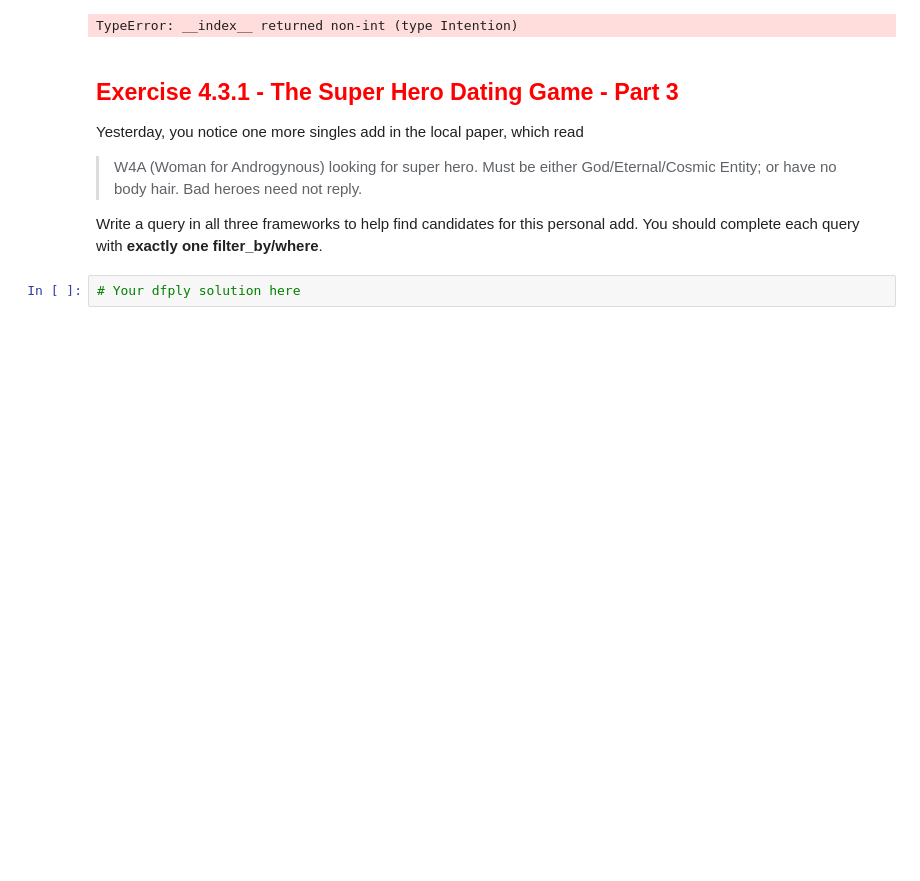
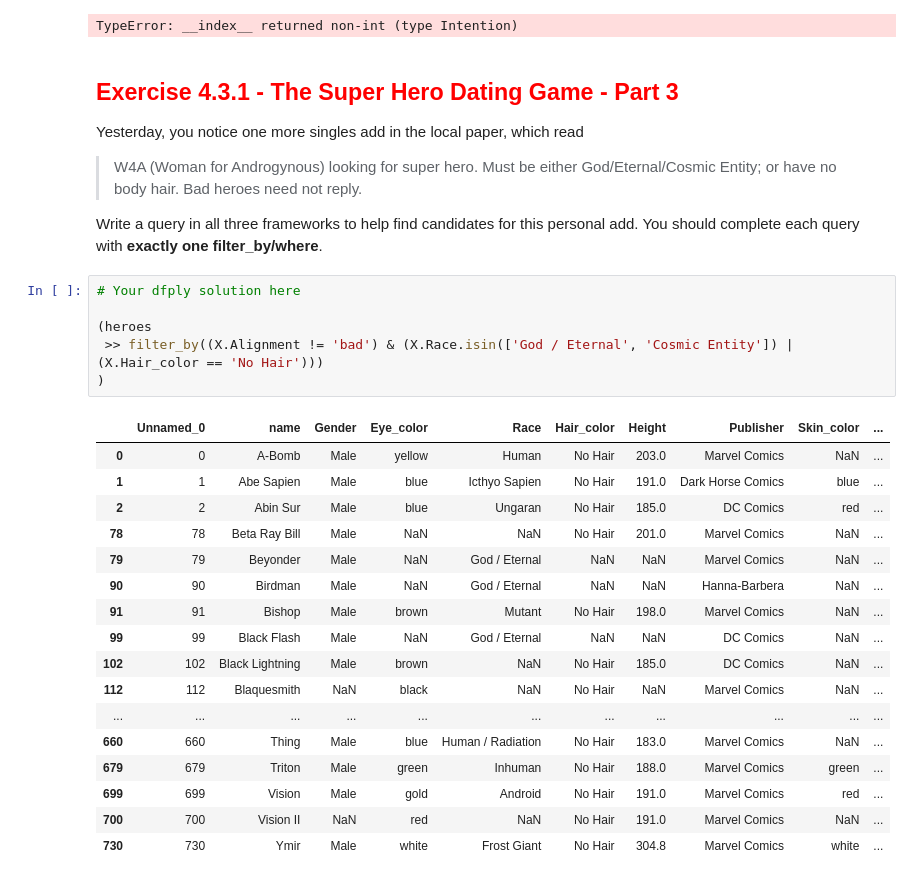
Before and after one commit to mclellanw00/module4_common_filter_operations, a Jupyter notebook: 4_3_common_filter_operations_null_and_and_or.ipynb, the cells around one changed output. Drawn from its saved outputs; the diff is of its cells as text; blank space fills up the shorter version.

```diff
--- a/4_3_common_filter_operations_null_and_and_or.ipynb
+++ b/4_3_common_filter_operations_null_and_and_or.ipynb
@@ -95,5 +95,27 @@ Yesterday, you notice one more singles add in the local paper, which read
 > W4A (Woman for Androgynous) looking for super hero.  Must be either God/Eternal/Cosmic Entity; or have no body hair.  Bad heroes need not reply.
 
 Write a query in all three frameworks to help find candidates for this personal add.  You should complete each query with **exactly one filter_by/where**.
-# %%
-# Your dfply solution here
+# %%
+# Your dfply solution here
+
+(heroes
+ >> filter_by((X.Alignment != 'bad') & (X.Race.isin(['God / Eternal', 'Cosmic Entity']) | (X.Hair_color == 'No Hair')))
+)
+# %% [output]
+|  | Unnamed_0 | name | Gender | Eye_color | Race | Hair_color | Height | Publisher | Skin_color | ... |
+| 0 | 0 | A-Bomb | Male | yellow | Human | No Hair | 203.0 | Marvel Comics | NaN | ... |
+| 1 | 1 | Abe Sapien | Male | blue | Icthyo Sapien | No Hair | 191.0 | Dark Horse Comics | blue | ... |
+| 2 | 2 | Abin Sur | Male | blue | Ungaran | No Hair | 185.0 | DC Comics | red | ... |
+| 78 | 78 | Beta Ray Bill | Male | NaN | NaN | No Hair | 201.0 | Marvel Comics | NaN | ... |
+| 79 | 79 | Beyonder | Male | NaN | God / Eternal | NaN | NaN | Marvel Comics | NaN | ... |
+| 90 | 90 | Birdman | Male | NaN | God / Eternal | NaN | NaN | Hanna-Barbera | NaN | ... |
+| 91 | 91 | Bishop | Male | brown | Mutant | No Hair | 198.0 | Marvel Comics | NaN | ... |
+| 99 | 99 | Black Flash | Male | NaN | God / Eternal | NaN | NaN | DC Comics | NaN | ... |
+| 102 | 102 | Black Lightning | Male | brown | NaN | No Hair | 185.0 | DC Comics | NaN | ... |
+| 112 | 112 | Blaquesmith | NaN | black | NaN | No Hair | NaN | Marvel Comics | NaN | ... |
+| ... | ... | ... | ... | ... | ... | ... | ... | ... | ... | ... |
+| 660 | 660 | Thing | Male | blue | Human / Radiation | No Hair | 183.0 | Marvel Comics | NaN | ... |
+| 679 | 679 | Triton | Male | green | Inhuman | No Hair | 188.0 | Marvel Comics | green | ... |
+| 699 | 699 | Vision | Male | gold | Android | No Hair | 191.0 | Marvel Comics | red | ... |
+| 700 | 700 | Vision II | NaN | red | NaN | No Hair | 191.0 | Marvel Comics | NaN | ... |
+| 730 | 730 | Ymir | Male | white | Frost Giant | No Hair | 304.8 | Marvel Comics | white | ... |
```
